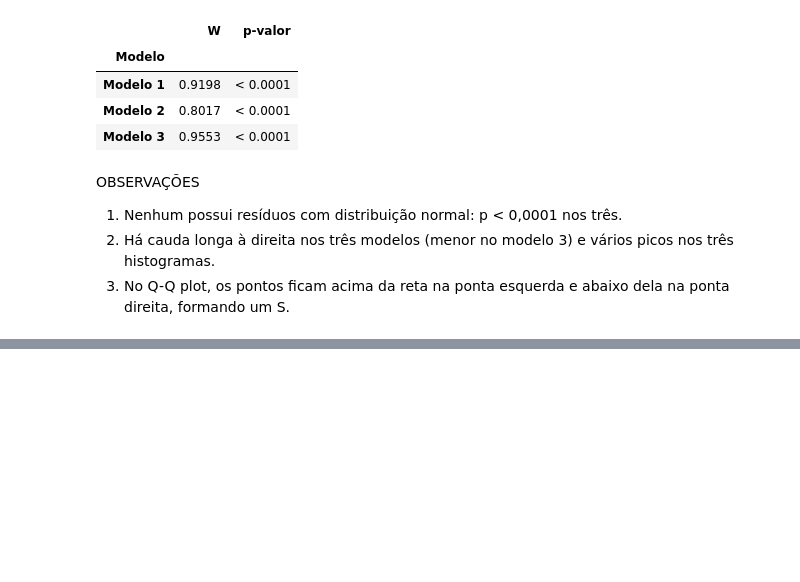
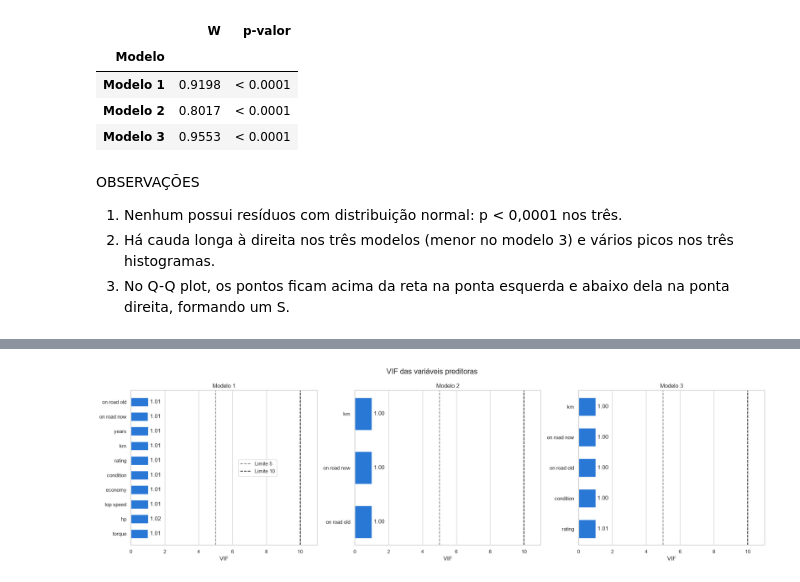
Before and after one commit to joaopdroslv/modelos-de-regressao-pucminas, a Jupyter notebook: Atividades/Lista_1/notebooks/Lista_1 - Análises.ipynb, the cells around one changed output, grey strips where cells are left out. Drawn from its saved outputs; the diff is of its cells as text; code cells hidden in the pictures; blank space fills up the shorter version.

```diff
--- a/Atividades/Lista_1/notebooks/Lista_1 - Análises.ipynb
+++ b/Atividades/Lista_1/notebooks/Lista_1 - Análises.ipynb
@@ -1473,0 +1482,11 @@ OBSERVAÇÕES
+# %%
+# VIF calculado com a constante; a linha da constante não é interpretada
+vif_carros = {}
+for nome, X in zip(modelos_carros, [X_carros_1, X_carros_2, X_carros_3]):
+    vif_carros[nome] = pd.Series(
+        [variance_inflation_factor(X.values, i) for i in range(X.shape[1])], index=X.columns
+    ).drop('const')
+
+# Células com '-': preditora fora do modelo
+tabela_vif = pd.DataFrame(vif_carros).loc[preditoras_carros]
+tabela_vif.map(lambda v: '-' if pd.isna(v) else f'{v:.4f}')
@@ -1473,0 +1505,20 @@ OBSERVAÇÕES
+# %%
+fig, axes = plt.subplots(1, 3, figsize=(20, 6), sharex=True)
+
+for ax, (nome, vif) in zip(axes, vif_carros.items()):
+    barras = ax.barh(vif.index, vif.values, color=cor, height=0.6)
+    ax.bar_label(barras, fmt='%.2f', padding=4)
+    ax.axvline(x=5, color='gray', linestyle='--', label='Limite 5')
+    ax.axvline(x=10, color='black', linestyle='--', label='Limite 10')
+    ax.set_title(nome)
+    ax.set_xlabel('VIF')
+    ax.set_xlim(0, 11)
+    ax.invert_yaxis()
+    ax.grid(axis='y', visible=False)
+
+axes[0].legend(loc='center', bbox_to_anchor=(0.68, 0.5))
+fig.suptitle('VIF das variáveis preditoras', fontsize=16)
+plt.tight_layout()
+plt.show()
+# %% [output]
+[figure, added]
```
Also changed, not shown: parts of 3 cells of this notebook.
